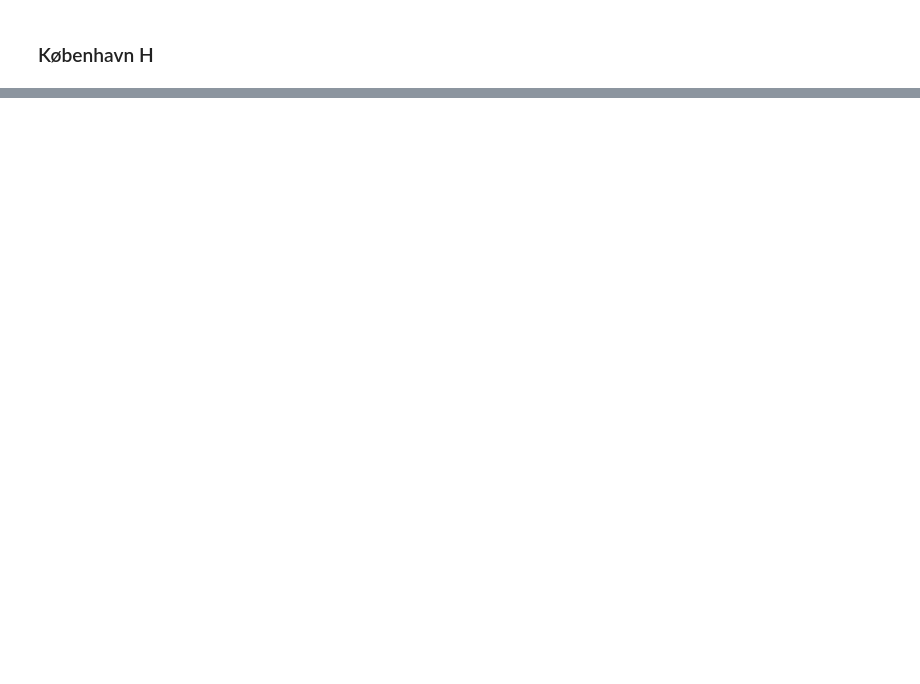
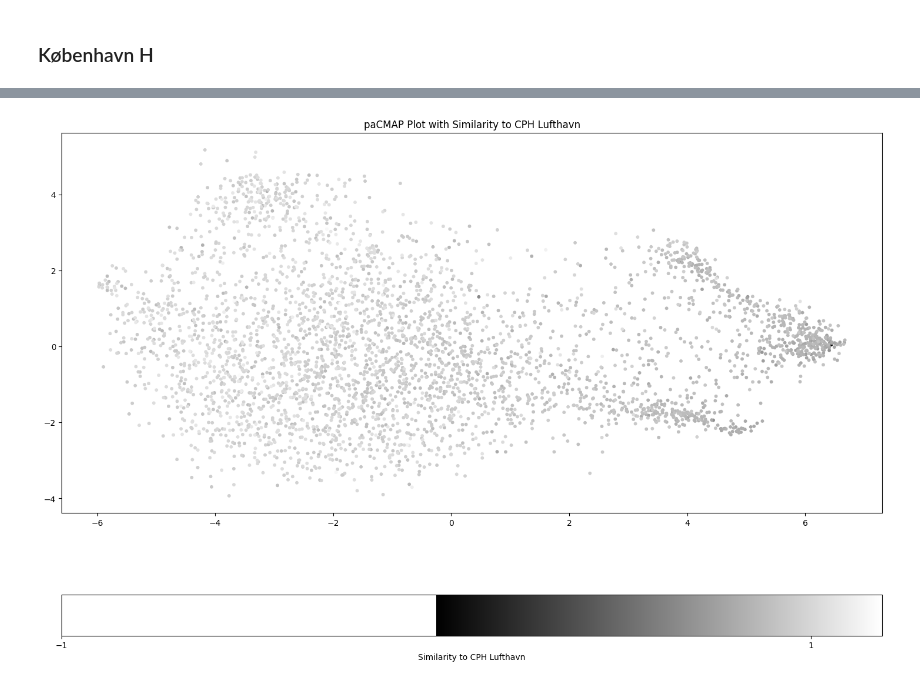
Before and after one commit to monicahardt/BachelorProject, a Jupyter notebook: Notebooks/data_analysis_first_try.ipynb, the cells around one changed output, grey strips where cells are left out. Drawn from its saved outputs; the diff is of its cells as text; code cells hidden in the pictures; blank space fills up the shorter version.

```diff
--- a/Notebooks/data_analysis_first_try.ipynb
+++ b/Notebooks/data_analysis_first_try.ipynb
@@ -322,5 +151,5 @@ for seq in sequences:
                 station_counter[station] += 1
 
 # Print the station counts
-for station, count in station_counter.items():
-    print(f"{station}: {count} times with 'København H'")
+for station, count in sorted(station_counter.items()):
+    print(f"{station}: {count}")
@@ -403,0 +167,16 @@ find_similar('C.M. Larsens Alle')
+# %%
+cph_lufthavn_index = journey_idx['CPH Lufthavn']
+
+similarity_scores_with_cph_lufthavn = similarity_matrix[cph_lufthavn_index]
+
+# Create a map of addresses to similarity scores with 'CPH Lufthavn'
+addresses_similarity_map = {}
+for i, score in enumerate(similarity_scores_with_cph_lufthavn):
+    address = journey_ids[i]
+    addresses_similarity_map[address] = score
+
+sorted_addresses_similarity = dict(sorted(addresses_similarity_map.items(), key=lambda item: item[1], reverse=True))
+
+# Print the similarity scores of all addresses with 'CPH Lufthavn'
+for address, similarity_score in sorted_addresses_similarity.items():
+    print(f"Similarity score between 'CPH Lufthavn' and '{address}': {similarity_score}")
@@ -403,0 +201,19 @@ find_similar('C.M. Larsens Alle')
+# %%
+import matplotlib.pyplot as plt
+from pacmap import PaCMAP
+from sklearn.metrics.pairwise import cosine_similarity
+
+station_names = sorted_addresses_similarity.keys()
+
+# Map the similarity scores to grayscale values
+grayscale_values = [(1 - sorted_addresses_similarity[station]) for station in station_names]
+
+fig, ax = plt.subplots(1,1, figsize=(18,12))
+# Plot the stations using paCMAP with grayscale colors
+scatter = plt.scatter(proj_3[:, 0], proj_3[:, 1], c=grayscale_values, cmap='gray', s=10)
+cbar = plt.colorbar(scatter, label='Similarity to CPH Lufthavn', orientation='horizontal')
+cbar.set_ticks([-1,1])
+plt.title('paCMAP Plot with Similarity to CPH Lufthavn')
+plt.show()
+# %% [output]
+[figure, added]
```
Also changed, not shown: parts of 21 cells of this notebook, 2 other files.
